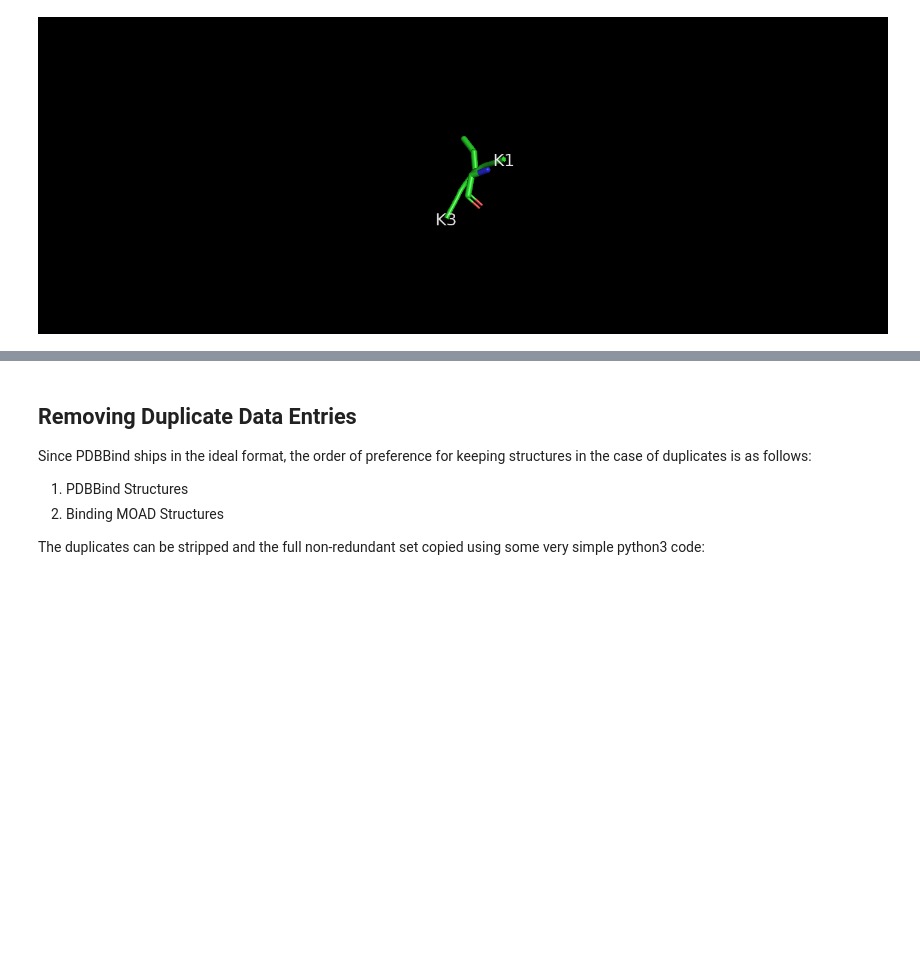
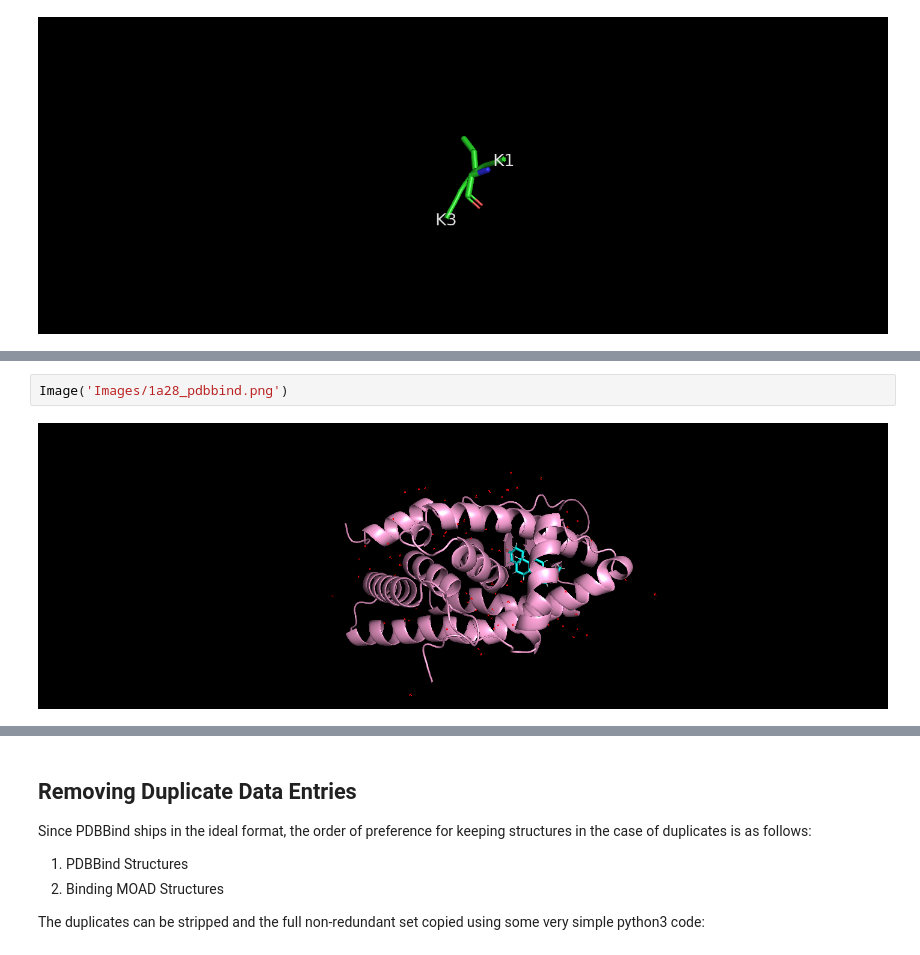
Before and after one commit to miles-mcgibbon/XGBScore, a Jupyter notebook: labbook/Labbook.ipynb, the cells around one changed output, grey strips where cells are left out. Drawn from its saved outputs; the diff is of its cells as text; blank space fills up the shorter version.

```diff
--- a/labbook/Labbook.ipynb
+++ b/labbook/Labbook.ipynb
@@ -264,0 +299,4 @@ Here, the script would not keep this structure, and it would again be copied to
+# %%
+Image('Images/1a28_pdbbind.png')
+# %% [output]
+[figure, added]
```
Also changed, not shown: parts of 21 cells of this notebook, 4 other files.
